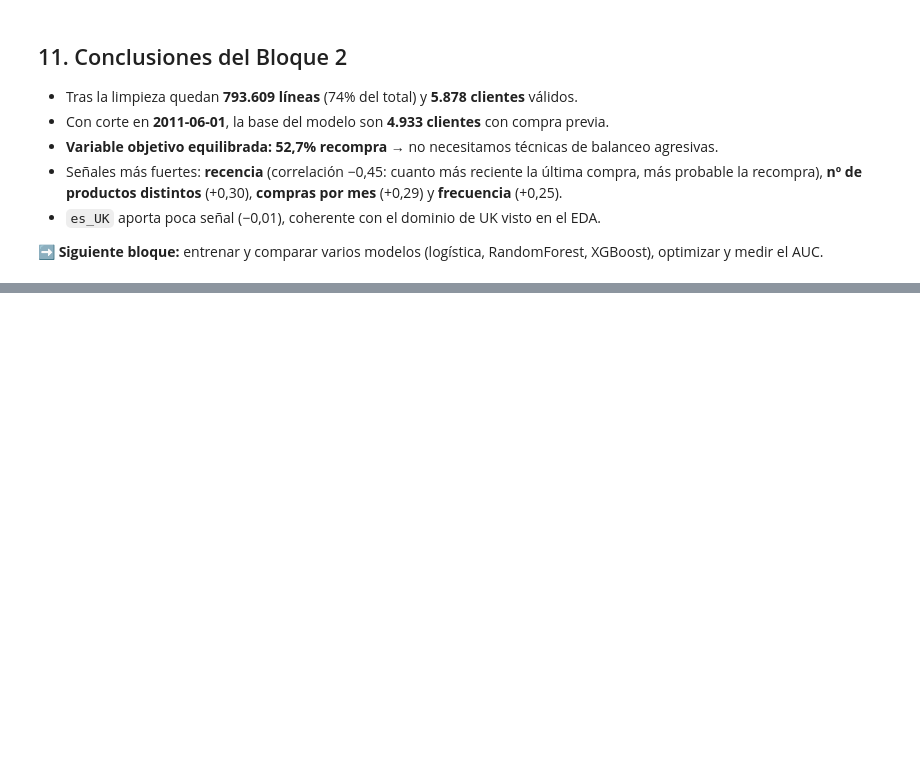
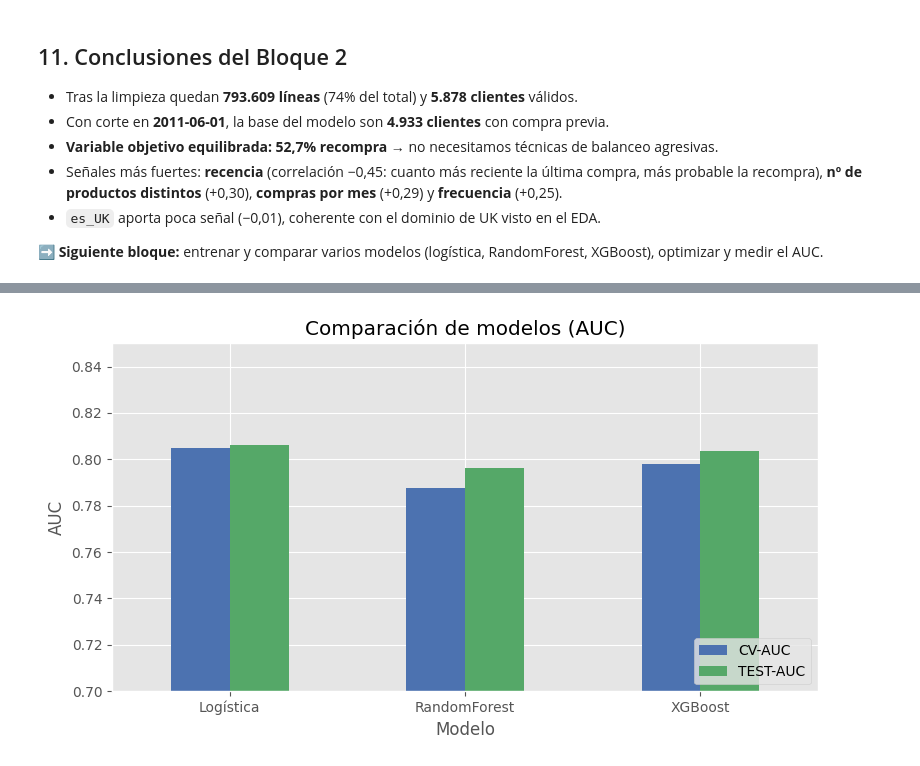
Before and after one commit to IsmaelMontoya/EVOLVE, a Jupyter notebook: 5. Machine Learning/PROYECTO/Modelo_Recompra_Online_Retail.ipynb, the cells around one changed output, grey strips where cells are left out. Saved outputs shown, nothing was run; the diff lists cells and outputs as text; code cells hidden in the pictures; blank space fills up the shorter version.

```diff
--- a/5. Machine Learning/PROYECTO/Modelo_Recompra_Online_Retail.ipynb
+++ b/5. Machine Learning/PROYECTO/Modelo_Recompra_Online_Retail.ipynb
@@ -455,0 +518,22 @@ plt.tight_layout(); plt.savefig(FIG_DIR/'06_recencia_frecuencia.png', dpi=130);
+# %%
+modelos = {
+    'Logística':    Pipeline([('sc', StandardScaler()),
+                              ('clf', LogisticRegression(max_iter=1000))]),
+    'RandomForest': RandomForestClassifier(n_estimators=200, random_state=RANDOM_STATE, n_jobs=1),
+    'XGBoost':      XGBClassifier(n_estimators=200, learning_rate=0.08, max_depth=4,
+                                  subsample=0.8, colsample_bytree=0.8,
+                                  eval_metric='auc', random_state=RANDOM_STATE, n_jobs=1),
+}
+
+resultados = []
+for nombre, modelo in modelos.items():
+    cv_auc = cross_val_score(modelo, X_train, y_train, cv=cv, scoring='roc_auc')
+    modelo.fit(X_train, y_train)
+    test_auc = roc_auc_score(y_test, modelo.predict_proba(X_test)[:,1])
+    resultados.append({'Modelo': nombre,
+                       'CV-AUC': cv_auc.mean(), 'CV-std': cv_auc.std(),
+                       'TEST-AUC': test_auc})
+    print(f'{nombre:14s} CV-AUC={cv_auc.mean():.4f} ± {cv_auc.std():.4f}   TEST-AUC={test_auc:.4f}')
+
+res = pd.DataFrame(resultados).set_index('Modelo')
+res
@@ -455,0 +549,10 @@ plt.tight_layout(); plt.savefig(FIG_DIR/'06_recencia_frecuencia.png', dpi=130);
+# %%
+# Visual de comparación
+fig, ax = plt.subplots(figsize=(8,4.5))
+res[['CV-AUC','TEST-AUC']].plot(kind='bar', ax=ax, color=['#4C72B0','#55A868'])
+ax.set_ylim(0.7, 0.85); ax.set_ylabel('AUC'); ax.set_title('Comparación de modelos (AUC)')
+ax.axhline(0.5, color='grey', ls='--', lw=0.8)
+plt.xticks(rotation=0); plt.legend(loc='lower right')
+plt.tight_layout(); plt.savefig(FIG_DIR/'07_comparacion_modelos.png', dpi=130); plt.show()
+# %% [output]
+[figure, added]
```
Also changed, not shown: parts of 12 cells of this notebook, 1 other file.
